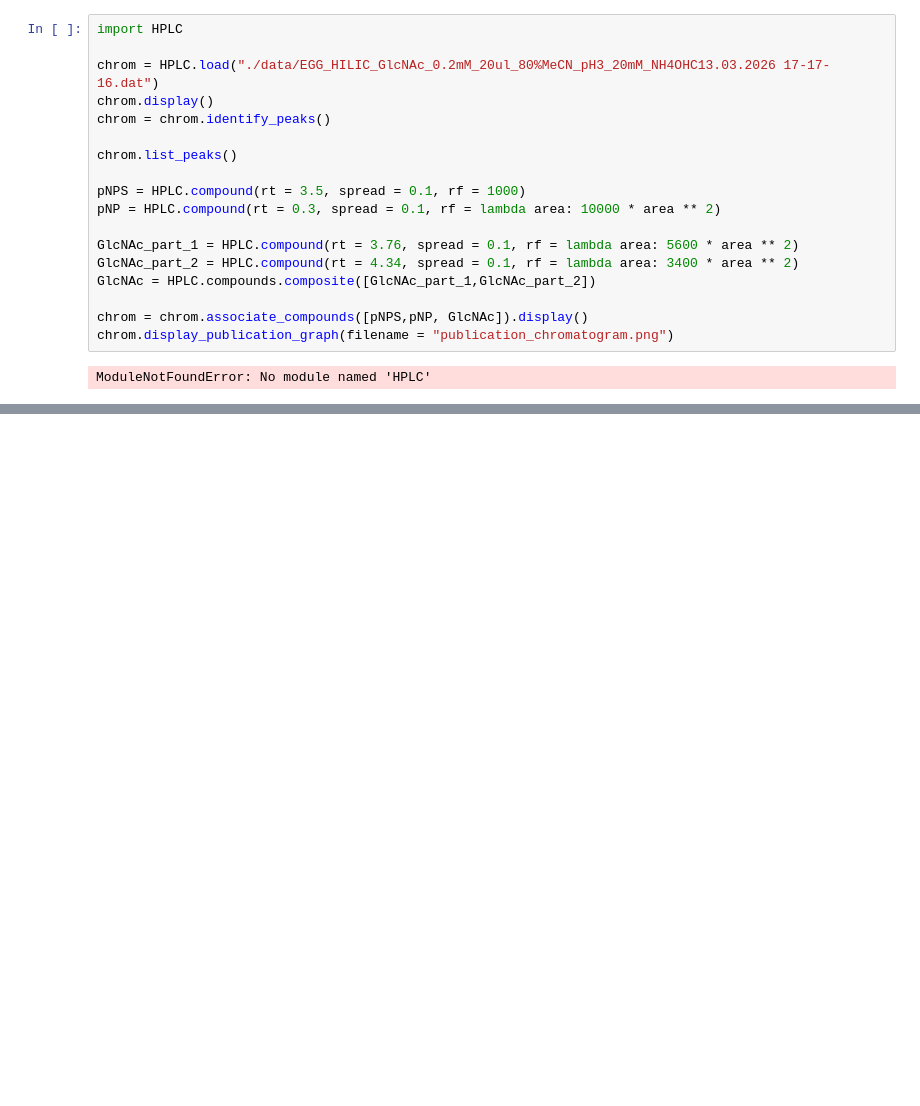
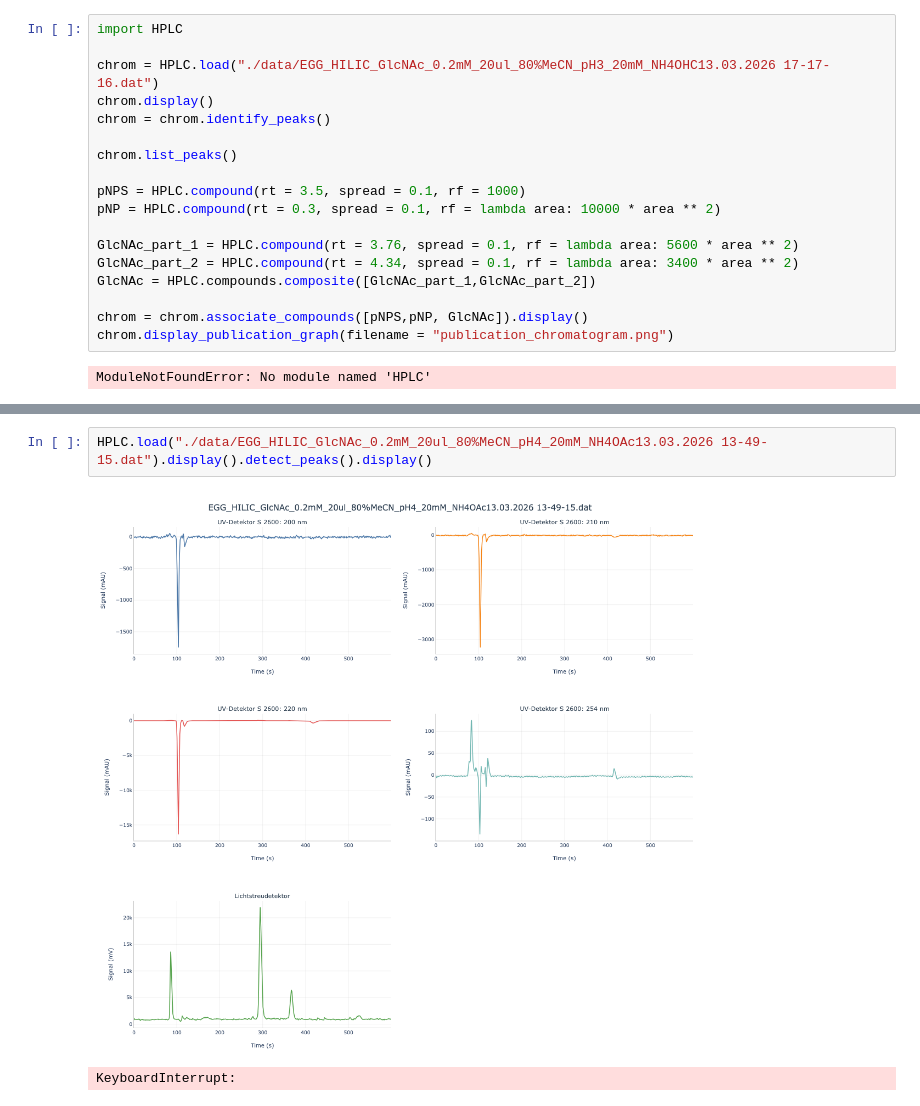
Before and after one commit to eric-gemmell/HPLC, a Jupyter notebook: examples/basic_usage.ipynb, the cells around one changed output, grey strips where cells are left out. Drawn from its saved outputs; the diff is of its cells as text; blank space fills up the shorter version.

```diff
--- a/examples/basic_usage.ipynb
+++ b/examples/basic_usage.ipynb
@@ -126,0 +94,5 @@ expected
+# %%
+HPLC.load("./data/EGG_HILIC_GlcNAc_0.2mM_20ul_80%MeCN_pH4_20mM_NH4OAc13.03.2026 13-49-15.dat").display().detect_peaks().display()
+# %% [output]
+[figure, added]
+KeyboardInterrupt:
```
Also changed, not shown: parts of 5 cells of this notebook, 48 other files.
